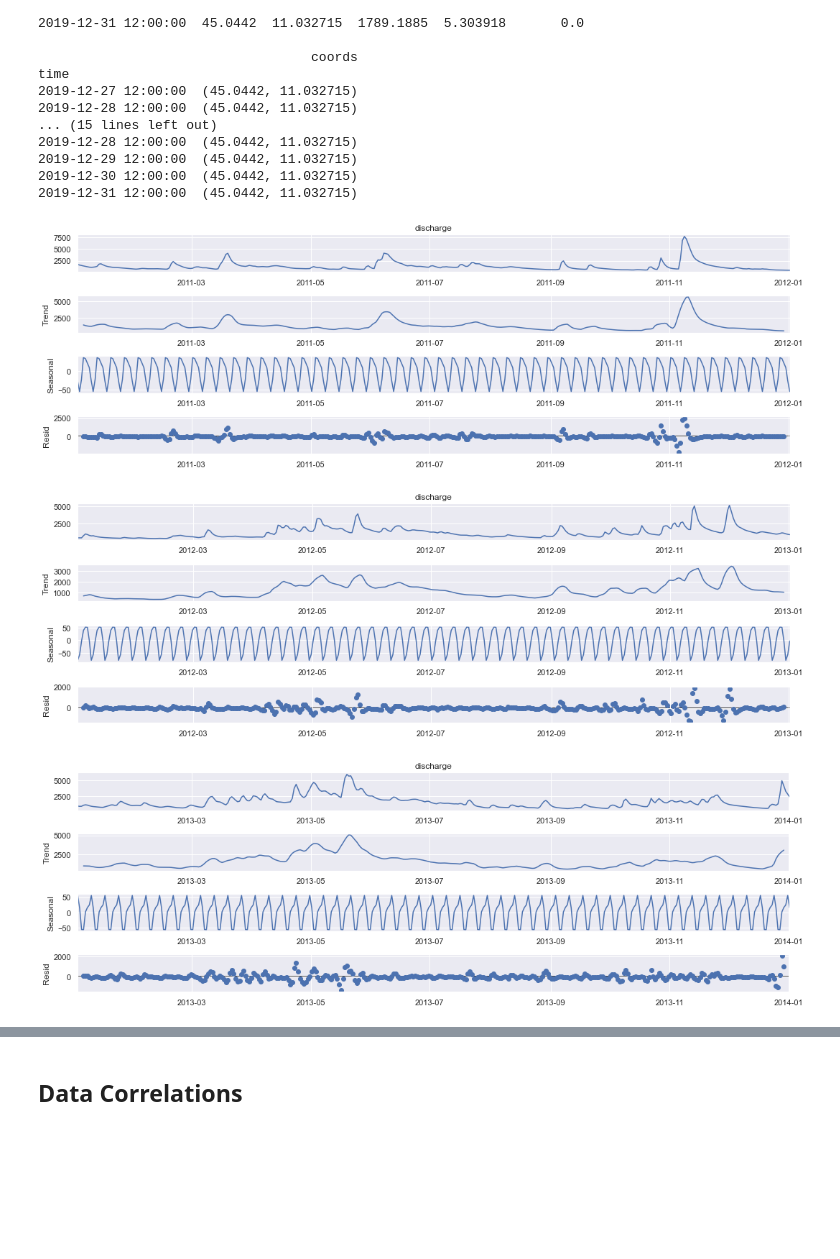
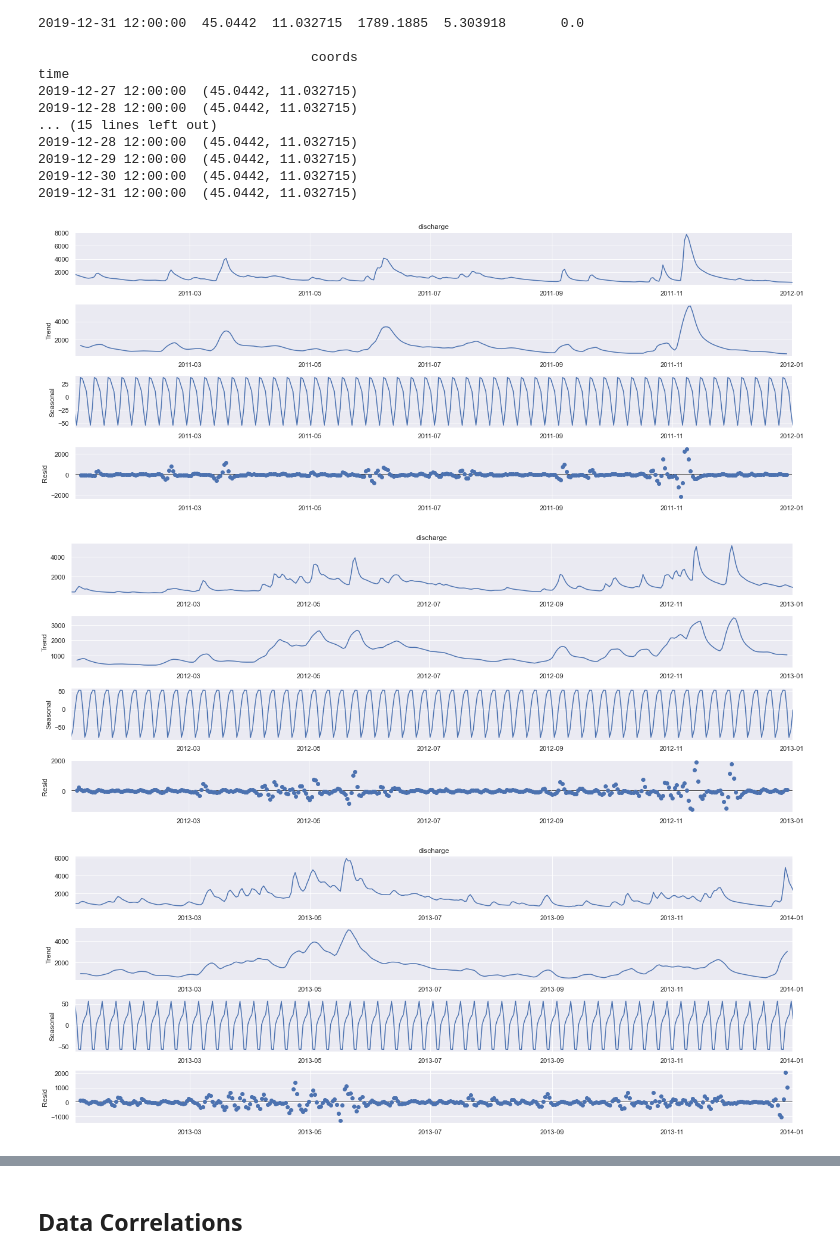
Before and after one commit to kode-git/copernicus, a Jupyter notebook: notebooks/data_analysis.ipynb, the cells around one changed output, grey strips where cells are left out. Cells and saved outputs as stored; diff of their text form; code cells hidden in the pictures; blank space fills up the shorter version.

```diff
--- a/notebooks/data_analysis.ipynb
+++ b/notebooks/data_analysis.ipynb
@@ -304,27 +327,27 @@ time
 # %%
 from statsmodels.tsa.seasonal import seasonal_decompose
 
 trends = []
 residuals = []
 seasonals = []
 for i in range(len(years)):
 
     river_max = times_series_max[i]
     analysis = river_max['discharge'].copy()
 
     decompose_result_mult = seasonal_decompose(analysis, model="additive")
 
     trends.append(decompose_result_mult.trend)
     seasonals.append(decompose_result_mult.seasonal)
     residuals.append(decompose_result_mult.resid)
 
 
     fig = decompose_result_mult.plot()
-    fig.set_size_inches((15, 5))
+    fig.set_size_inches((18, 7))
     # Tight layout to realign things
     fig.tight_layout()
 plt.show()
 # %% [output]
-[figure, old version]
+[figure, new version]
-[figure, old version]
+[figure, new version]
-[figure, old version]
+[figure, new version]
```
Also changed, not shown: parts of 17 cells of this notebook, 2 other files.
